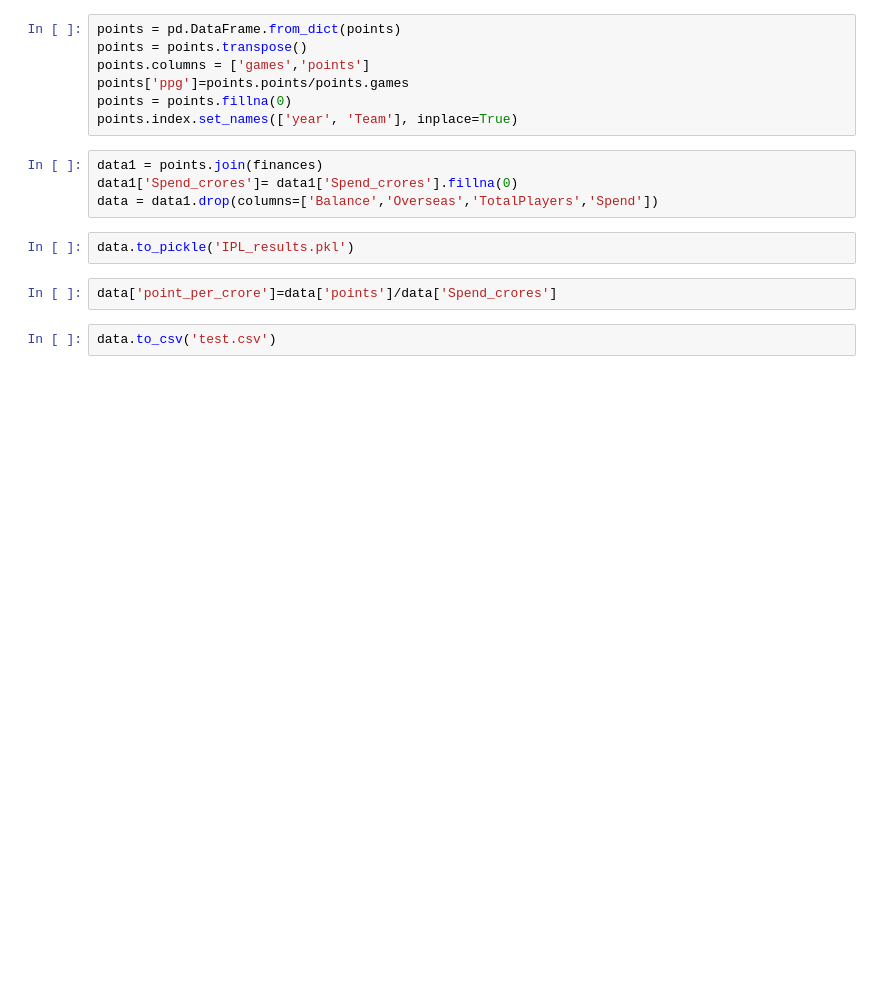
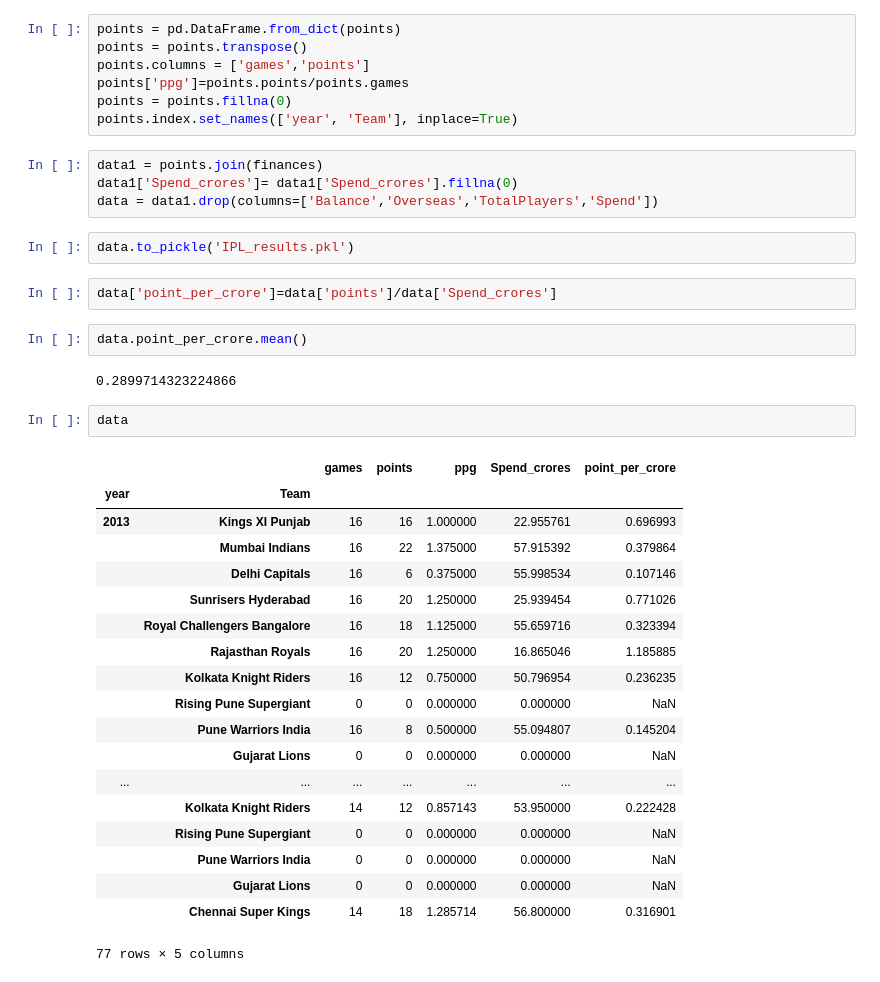
Before and after one commit to ABMalhotra/IPL-Bidding, a Jupyter notebook: IPL-Analysis.ipynb, the cells around one changed output. Drawn from its saved outputs; the diff is of its cells as text; blank space fills up the shorter version.

```diff
--- a/IPL-Analysis.ipynb
+++ b/IPL-Analysis.ipynb
@@ -110,5 +110,29 @@ data = data1.drop(columns=['Balance','Overseas','TotalPlayers','Spend'])
 data.to_pickle('IPL_results.pkl')
 # %%
 data['point_per_crore']=data['points']/data['Spend_crores']
-# %%
-data.to_csv('test.csv')
+# %%
+data.point_per_crore.mean()
+# %% [output]
+0.2899714323224866
+# %%
+data
+# %% [output]
+|  |  | games | points | ppg | Spend_crores | point_per_crore |
+| year | Team |  |  |  |  |  |
+| 2013 | Kings XI Punjab | 16 | 16 | 1.000000 | 22.955761 | 0.696993 |
+|  | Mumbai Indians | 16 | 22 | 1.375000 | 57.915392 | 0.379864 |
+|  | Delhi Capitals | 16 | 6 | 0.375000 | 55.998534 | 0.107146 |
+|  | Sunrisers Hyderabad | 16 | 20 | 1.250000 | 25.939454 | 0.771026 |
+|  | Royal Challengers Bangalore | 16 | 18 | 1.125000 | 55.659716 | 0.323394 |
+|  | Rajasthan Royals | 16 | 20 | 1.250000 | 16.865046 | 1.185885 |
+|  | Kolkata Knight Riders | 16 | 12 | 0.750000 | 50.796954 | 0.236235 |
+|  | Rising Pune Supergiant | 0 | 0 | 0.000000 | 0.000000 | NaN |
+|  | Pune Warriors India | 16 | 8 | 0.500000 | 55.094807 | 0.145204 |
+|  | Gujarat Lions | 0 | 0 | 0.000000 | 0.000000 | NaN |
+| ... | ... | ... | ... | ... | ... | ... |
+|  | Kolkata Knight Riders | 14 | 12 | 0.857143 | 53.950000 | 0.222428 |
+|  | Rising Pune Supergiant | 0 | 0 | 0.000000 | 0.000000 | NaN |
+|  | Pune Warriors India | 0 | 0 | 0.000000 | 0.000000 | NaN |
+|  | Gujarat Lions | 0 | 0 | 0.000000 | 0.000000 | NaN |
+|  | Chennai Super Kings | 14 | 18 | 1.285714 | 56.800000 | 0.316901 |
+77 rows × 5 columns
```
Also changed, not shown: 3 other files.
